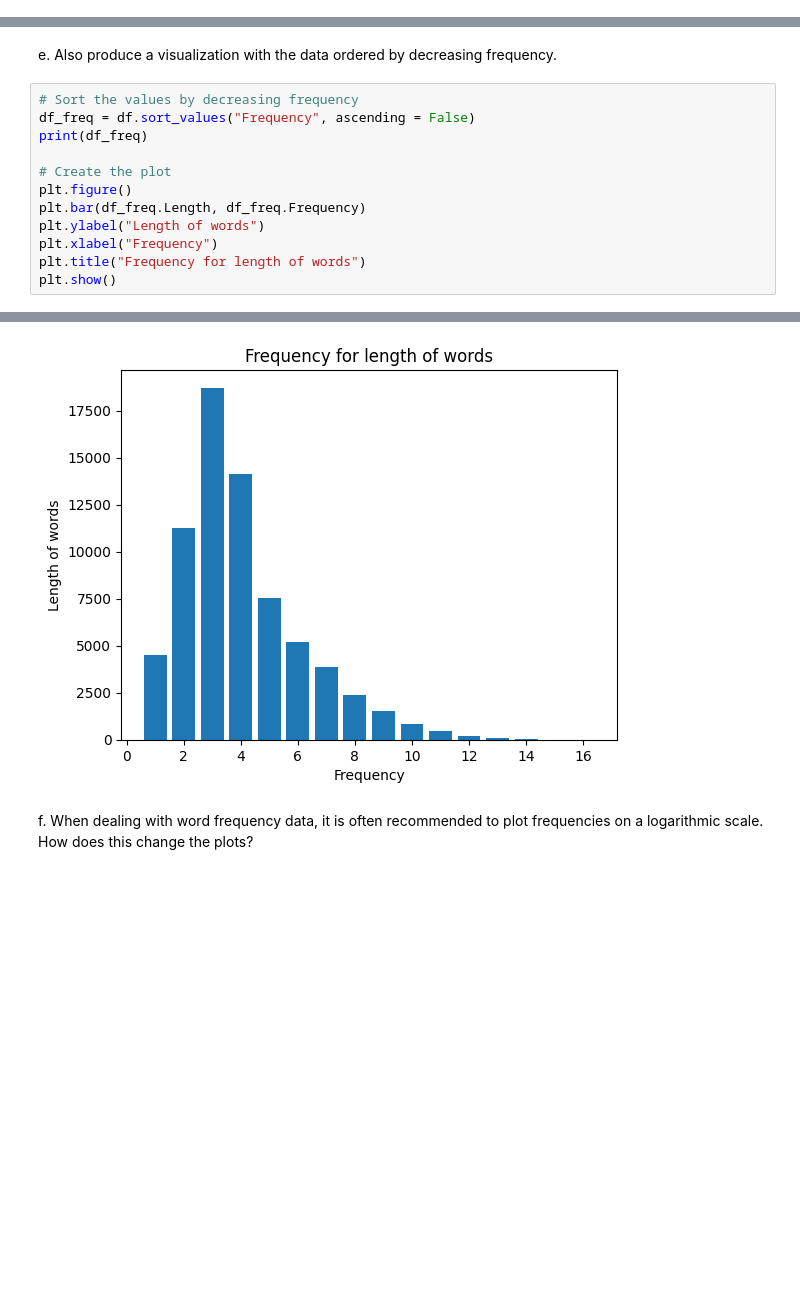
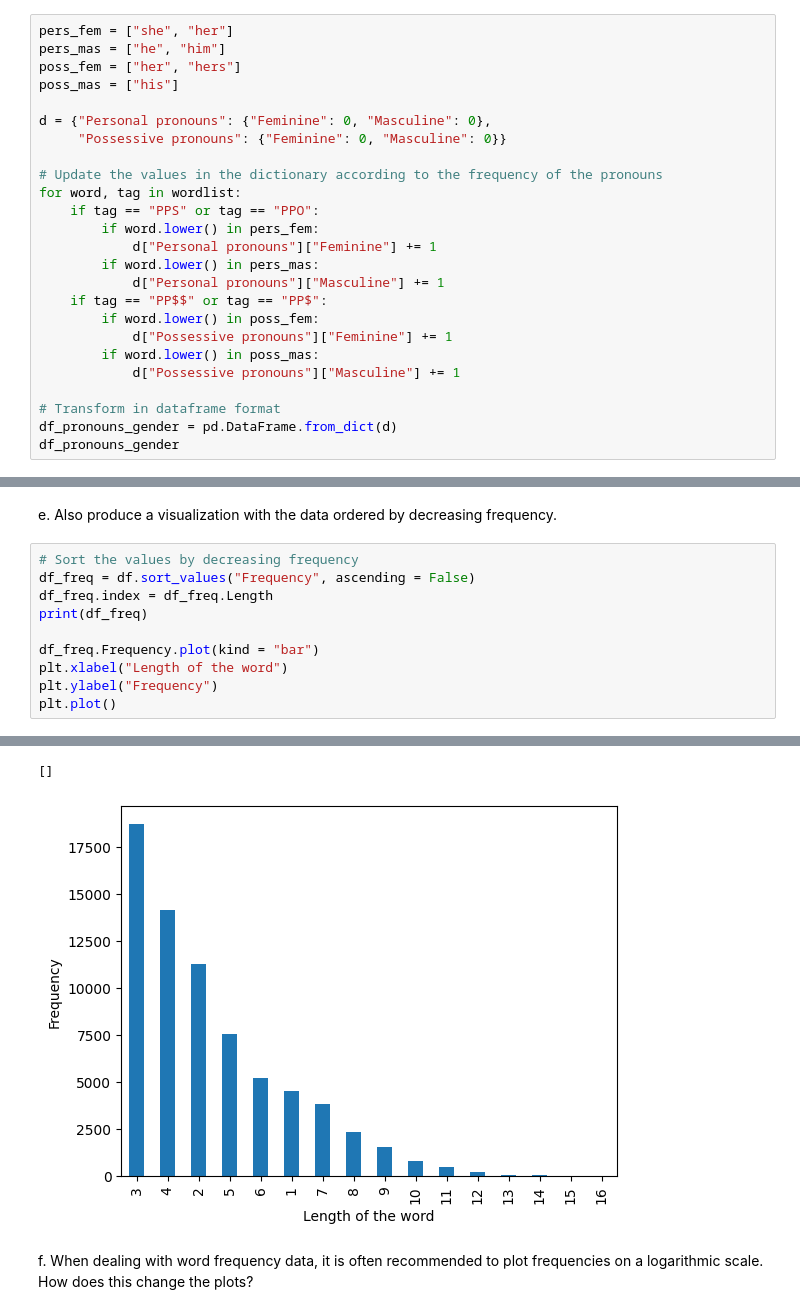
Before and after one commit to alessiasanfelici/IN4080--NLP-Exercises, a Jupyter notebook: NLP-Projects/project1.ipynb, the cells around one changed output, grey strips where cells are left out. Saved outputs shown, nothing was run; the diff lists cells and outputs as text; blank space fills up the shorter version.

```diff
--- a/NLP-Projects/project1.ipynb
+++ b/NLP-Projects/project1.ipynb
@@ -130,3 +130,28 @@ df_pronouns
 | him | 2614.0 | 0.0 |
 | his | 0.0 | 6983.0 |
 | hers | 0.0 | 16.0 |
+# %%
+pers_fem = ["she", "her"]
+pers_mas = ["he", "him"]
+poss_fem = ["her", "hers"]
+poss_mas = ["his"]
+
+d = {"Personal pronouns": {"Feminine": 0, "Masculine": 0},
+     "Possessive pronouns": {"Feminine": 0, "Masculine": 0}}
+
+# Update the values in the dictionary according to the frequency of the pronouns
+for word, tag in wordlist:
+    if tag == "PPS" or tag == "PPO":
+        if word.lower() in pers_fem:
+            d["Personal pronouns"]["Feminine"] += 1
+        if word.lower() in pers_mas:
+            d["Personal pronouns"]["Masculine"] += 1
+    if tag == "PP$$" or tag == "PP$":
+        if word.lower() in poss_fem:
+            d["Possessive pronouns"]["Feminine"] += 1
+        if word.lower() in poss_mas:
+            d["Possessive pronouns"]["Masculine"] += 1
+
+# Transform in dataframe format
+df_pronouns_gender = pd.DataFrame.from_dict(d)
+df_pronouns_gender
@@ -289,13 +315,11 @@ e. Also produce a visualization with the data ordered by decreasing frequency.
 # %%
 # Sort the values by decreasing frequency
 df_freq = df.sort_values("Frequency", ascending = False)
+df_freq.index = df_freq.Length
 print(df_freq)
 
-# Create the plot
-plt.figure()
-plt.bar(df_freq.Length, df_freq.Frequency)
-plt.ylabel("Length of words")
-plt.xlabel("Frequency")
-plt.title("Frequency for length of words")
-plt.show()
+df_freq.Frequency.plot(kind = "bar")
+plt.xlabel("Length of the word")
+plt.ylabel("Frequency")
+plt.plot()
 # %% [output]
@@ -319,4 +344,5 @@ plt.show()
+[]
-[figure, old version]
+[figure, new version]
 # %% [markdown]
 f. When dealing with word frequency data, it is often recommended to plot frequencies on a
 logarithmic scale. How does this change the plots?
```
Also changed, not shown: parts of 10 cells of this notebook.
